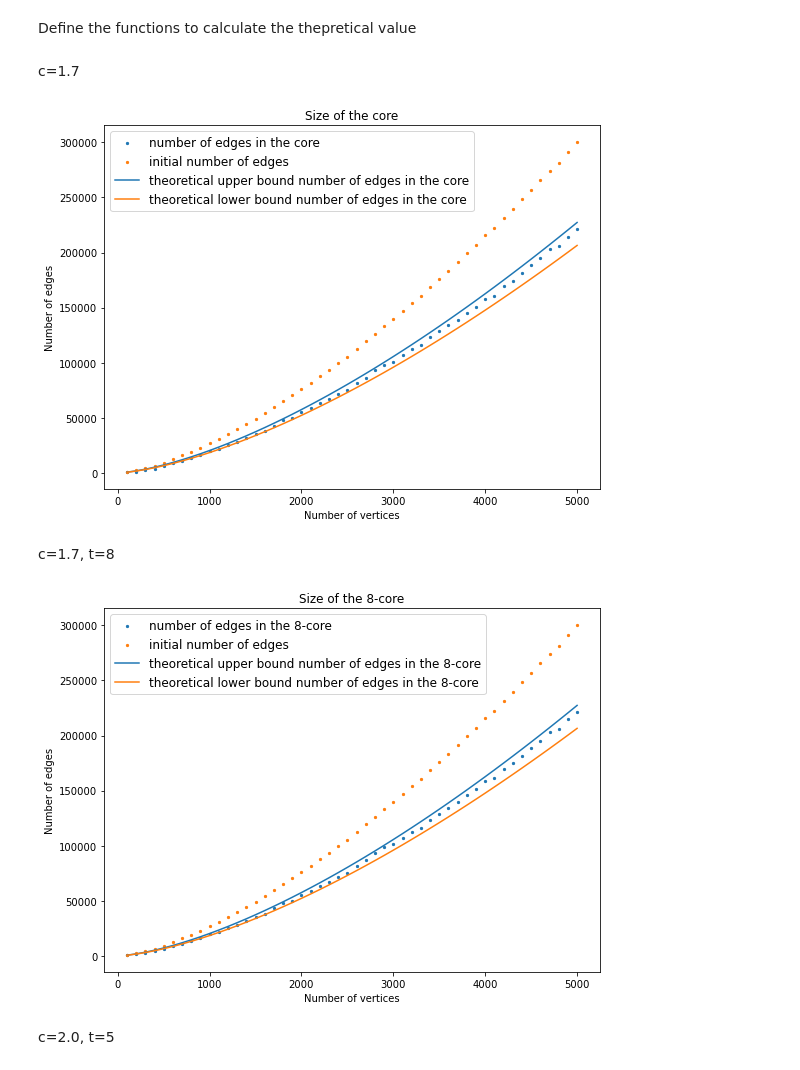
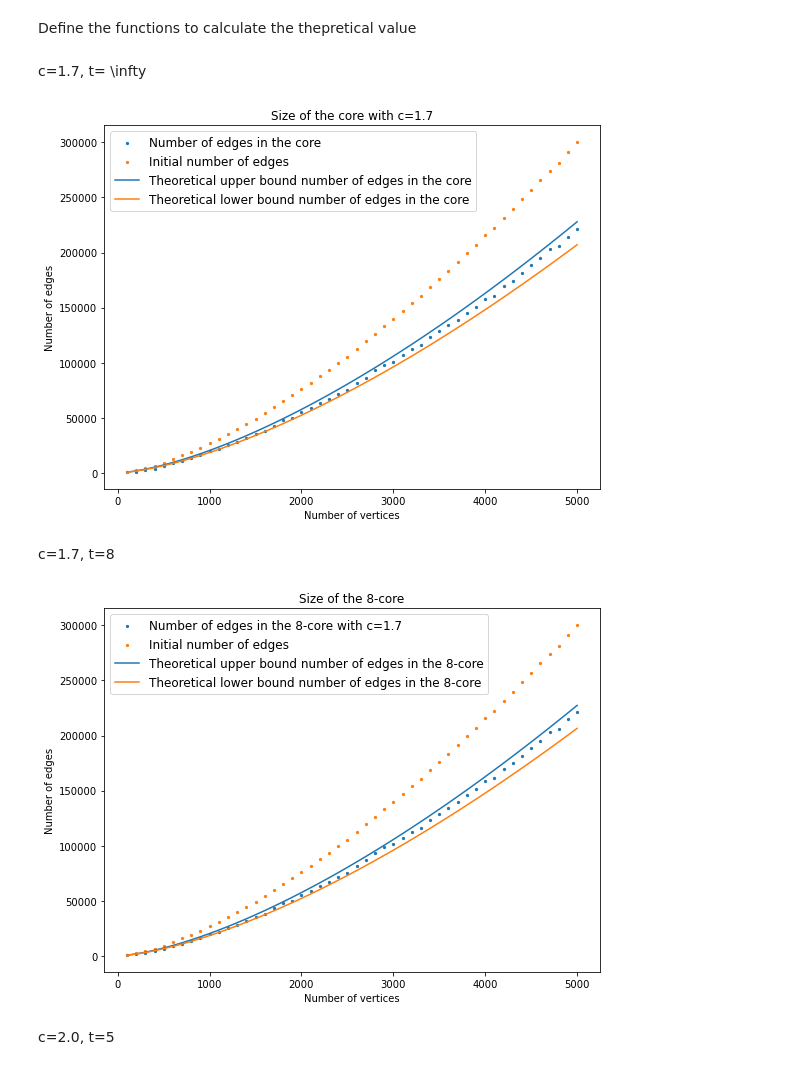
Before and after one commit to soumikdt/Edge-Collapse-On-Random-Clique-Complex, a Jupyter notebook: visual.ipynb, the cells around one changed output. Saved outputs shown, nothing was run; the diff lists cells and outputs as text; code cells hidden in the pictures.

```diff
--- a/visual.ipynb
+++ b/visual.ipynb
@@ -18,45 +18,45 @@ def gamma(c):
 def expedge(n,c):
 	return(0.5*c*(sqrt(n))*(n-1))
 # %% [markdown]
-c=1.7
+c=1.7, t= \infty
 # %%
 # Read data from CSV file
-df = pd.read_csv('edgecol_output_data2nd.csv') #change file name according to need
+df = pd.read_csv('edgecol_output_data_c=1.7.csv') #change file name according to need
 
 table =  df.iloc[:, 1].apply(lambda x: [int(i) for i in x.strip('[]').split(', ')])
 
 n_vertex =  [lst[2] for lst in table]
 m_final =  [lst[-6] for lst in table]
 m_initial =  [lst[3] for lst in table]
 
 thval= gamma(1.7)
 ub = thval[2]
 lb = thval[1]
 
 c=1.7 # change accordingly
 m_ub = [ub*expedge(n,c) for n in n_vertex]
 m_lb = [lb*expedge(n,c) for n in n_vertex]
 
 
 # Plotting the data
 plt.figure(figsize=(8, 6))  # Adjust the figure size as needed
-plt.scatter(n_vertex, m_final, s=5, label = 'number of edges in the core')
-plt.scatter(n_vertex, m_initial, s=5, label = 'initial number of edges')
-plt.plot(n_vertex, m_ub, label = 'theoretical upper bound number of edges in the core')
-plt.plot(n_vertex, m_lb, label = 'theoretical lower bound number of edges in the core')
-plt.title('Size of the core')
+plt.scatter(n_vertex, m_final, s=5, label = 'Number of edges in the core')
+plt.scatter(n_vertex, m_initial, s=5, label = 'Initial number of edges')
+plt.plot(n_vertex, m_ub, label = 'Theoretical upper bound number of edges in the core')
+plt.plot(n_vertex, m_lb, label = 'Theoretical lower bound number of edges in the core')
+plt.title('Size of the core with c=1.7')
 plt.xlabel('Number of vertices')
 plt.ylabel('Number of edges')
 plt.legend(fontsize='large')
 plt.tight_layout()  # Adjust layout to prevent clipping of labels
 plt.show()
 # %% [output]
-[figure, old version]
+[figure, new version]
 # %% [markdown]
 c=1.7, t=8
 # %%
 # Read data from CSV file
-df = pd.read_csv('edgecol_output_data2nd.csv') #change file name according to need
+df = pd.read_csv('edgecol_output_data_c=1.7.csv') #change file name according to need
 
 table =  df.iloc[:, 1].apply(lambda x: [int(i) for i in x.strip('[]').split(', ')])
 
@@ -93,10 +93,10 @@ m_lb = [lb*expedge(n,c) for n in n_vertex]
 
 # Plotting the data
 plt.figure(figsize=(8, 6))  # Adjust the figure size as needed
-plt.scatter(n_vertex, m_final, s=5, label = 'number of edges in the 8-core')
-plt.scatter(n_vertex, m_initial, s=5, label = 'initial number of edges')
-plt.plot(n_vertex, m_ub, label = 'theoretical upper bound number of edges in the 8-core')
-plt.plot(n_vertex, m_lb, label = 'theoretical lower bound number of edges in the 8-core')
+plt.scatter(n_vertex, m_final, s=5, label = 'Number of edges in the 8-core with c=1.7')
+plt.scatter(n_vertex, m_initial, s=5, label = 'Initial number of edges')
+plt.plot(n_vertex, m_ub, label = 'Theoretical upper bound number of edges in the 8-core')
+plt.plot(n_vertex, m_lb, label = 'Theoretical lower bound number of edges in the 8-core')
 plt.title('Size of the 8-core')
 plt.xlabel('Number of vertices')
 plt.ylabel('Number of edges')
@@ -104,7 +104,7 @@ plt.legend(fontsize='large')
 plt.tight_layout()  # Adjust layout to prevent clipping of labels
 plt.show()
 # %% [output]
-[figure, old version]
+[figure, new version]
 # %% [markdown]
 c=2.0, t=5
 # %%
```
Also changed, not shown: parts of 6 cells of this notebook.
